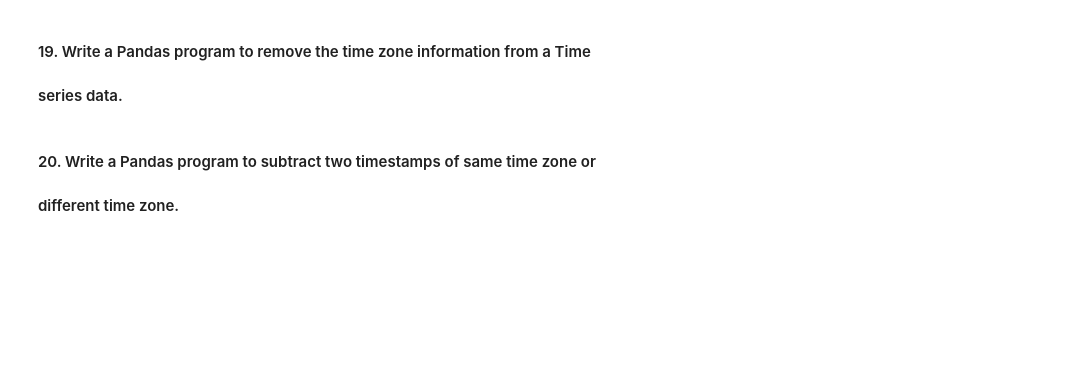
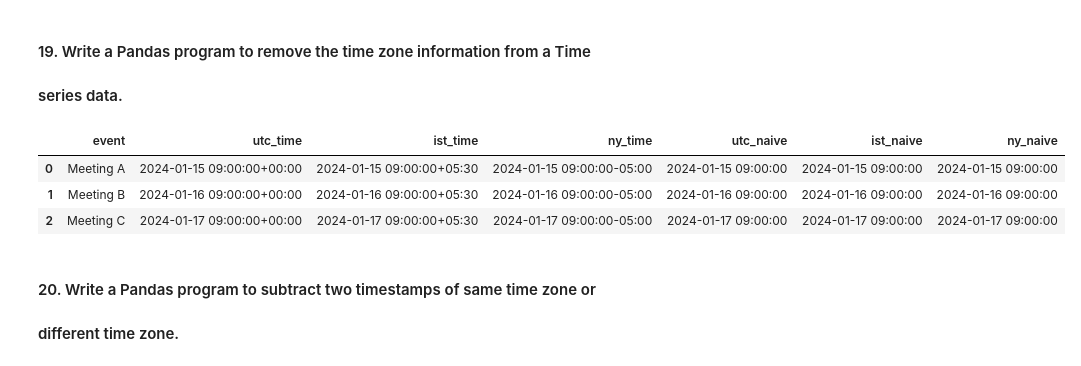
Before and after one commit to gpgaikwad576/DAIAugust2025, a Jupyter notebook: DA/Pankaj/assigs/assig7.ipynb, the cells around one changed output. Saved outputs shown, nothing was run; the diff lists cells and outputs as text; code cells hidden in the pictures; blank space fills up the shorter version.

```diff
--- a/DA/Pankaj/assigs/assig7.ipynb
+++ b/DA/Pankaj/assigs/assig7.ipynb
@@ -137,6 +384,23 @@ print(dt.time())
 # %% [markdown]
 #### 19. Write a Pandas program to remove the time zone information from a Time
 #### series data.
+# %%
+data = {
+    'event': ['Meeting A','Meeting B','Meeting C'],
+    'utc_time': pd.date_range('2024-01-15 09:00',periods =3,freq ='D',tz ='UTC'),
+    'ist_time': pd.date_range('2024-01-15 09:00',periods =3,freq ='D',tz ='Asia/Kolkata'),
+    'ny_time': pd.date_range('2024-01-15 09:00',periods =3,freq ='D',tz ='America/New_York')
+}
+df= pd.DataFrame(data)
+df['utc_naive'] = df['utc_time'].dt.tz_localize(None)
+df['ist_naive'] = df['ist_time'].dt.tz_localize(None)
+df['ny_naive'] = df['ny_time'].dt.tz_localize(None)
+df
+# %% [output]
+|  | event | utc_time | ist_time | ny_time | utc_naive | ist_naive | ny_naive |
+| 0 | Meeting A | 2024-01-15 09:00:00+00:00 | 2024-01-15 09:00:00+05:30 | 2024-01-15 09:00:00-05:00 | 2024-01-15 09:00:00 | 2024-01-15 09:00:00 | 2024-01-15 09:00:00 |
+| 1 | Meeting B | 2024-01-16 09:00:00+00:00 | 2024-01-16 09:00:00+05:30 | 2024-01-16 09:00:00-05:00 | 2024-01-16 09:00:00 | 2024-01-16 09:00:00 | 2024-01-16 09:00:00 |
+| 2 | Meeting C | 2024-01-17 09:00:00+00:00 | 2024-01-17 09:00:00+05:30 | 2024-01-17 09:00:00-05:00 | 2024-01-17 09:00:00 | 2024-01-17 09:00:00 | 2024-01-17 09:00:00 |
 # %% [markdown]
 #### 20. Write a Pandas program to subtract two timestamps of same time zone or
 #### different time zone.
```
Also changed, not shown: parts of 43 cells of this notebook.
